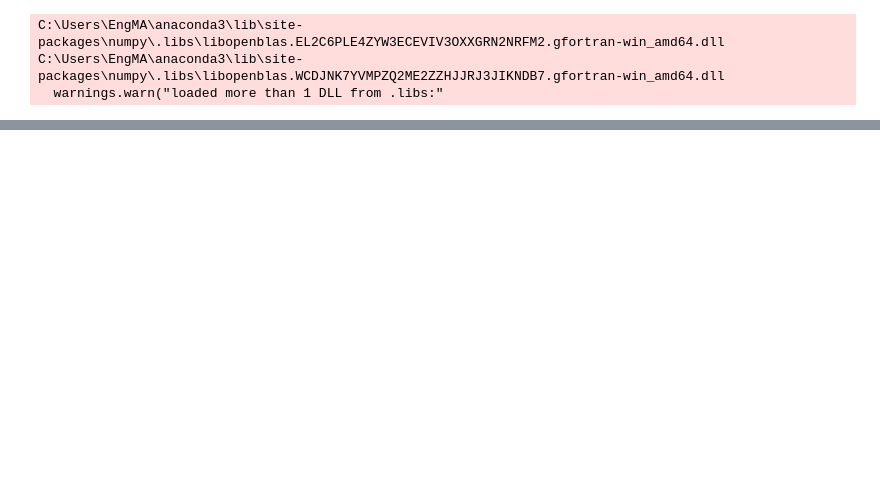
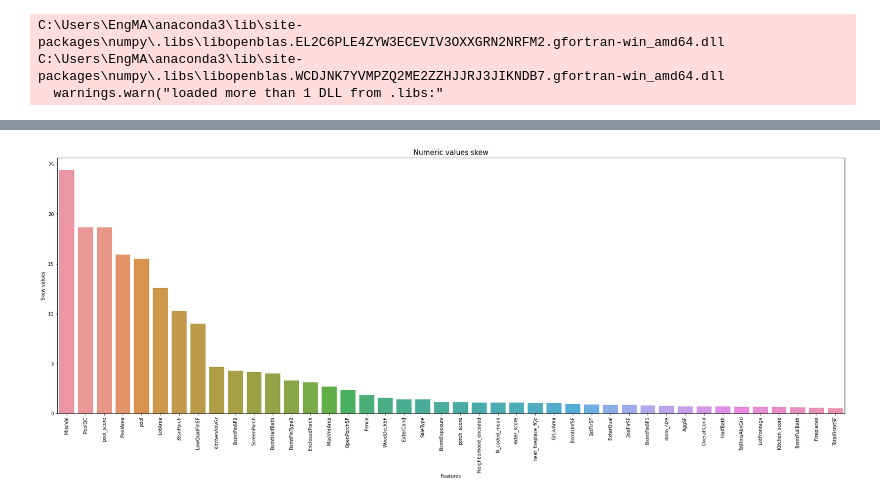
Before and after one commit to markjh2323/house_prices_project, a Jupyter notebook: house_price_prediction_project/house-prices-advanced-regression-techniques/modeling_v2-Copy1.ipynb, the cells around one changed output, grey strips where cells are left out. Drawn from its saved outputs; the diff is of its cells as text; code cells hidden in the pictures; blank space fills up the shorter version.

```diff
--- a/house_price_prediction_project/house-prices-advanced-regression-techniques/modeling_v2-Copy1.ipynb
+++ b/house_price_prediction_project/house-prices-advanced-regression-techniques/modeling_v2-Copy1.ipynb
@@ -956,0 +29,4 @@ rmse_cv(weight_avg,scaled_X_test,y_test),  rmse_cv(weight_avg,scaled_X_test,y_te
+# %%
+y_before_log=  df["SalePrice"]
+
+df['SalePrice']= np.log1p(df['SalePrice'])
@@ -956,0 +56,34 @@ rmse_cv(weight_avg,scaled_X_test,y_test),  rmse_cv(weight_avg,scaled_X_test,y_te
+# %%
+numeric_type= ['int64','float64']
+numeric_skew= pd.DataFrame()
+numerical_columns = ['Name','Skew']
+data=[]
+skewed_names= []
+
+for col in df.columns:
+    if df[col].dtypes in numeric_type:
+        if (df[col].skew())>0.5:
+            skewed_names.append(col)
+            values= [col,df[col].skew()]
+            temp_dic= zip(numerical_columns,values)
+            data.append(dict(temp_dic))
+
+numeric_skew = numeric_skew.append(data, ignore_index=False)
+numeric_skew = numeric_skew.sort_values(by='Skew',ascending=False)
+numeric_skew
+
+
+plt.figure (figsize=(30,10))
+
+draw= sns.barplot (x=numeric_skew['Name'],  y=numeric_skew['Skew'])
+draw.axes.set_title ("Numeric values skew", fontsize=15)
+draw.set_xlabel("Features", fontsize=10)
+draw.set_ylabel("Skew values", fontsize=10)
+draw.tick_params(axis= 'x', labelsize=10, rotation=90)
+draw.tick_params(axis='y', labelsize=10)
+
+
+N_Skewed= df[skewed_names].apply(lambda x: skew(x)).sort_values(ascending=False)
+high_skew = N_Skewed[N_Skewed>0.5]
+# %% [output]
+[figure, added]
```
Also changed, not shown: parts of 92 cells of this notebook, 1 other file.
